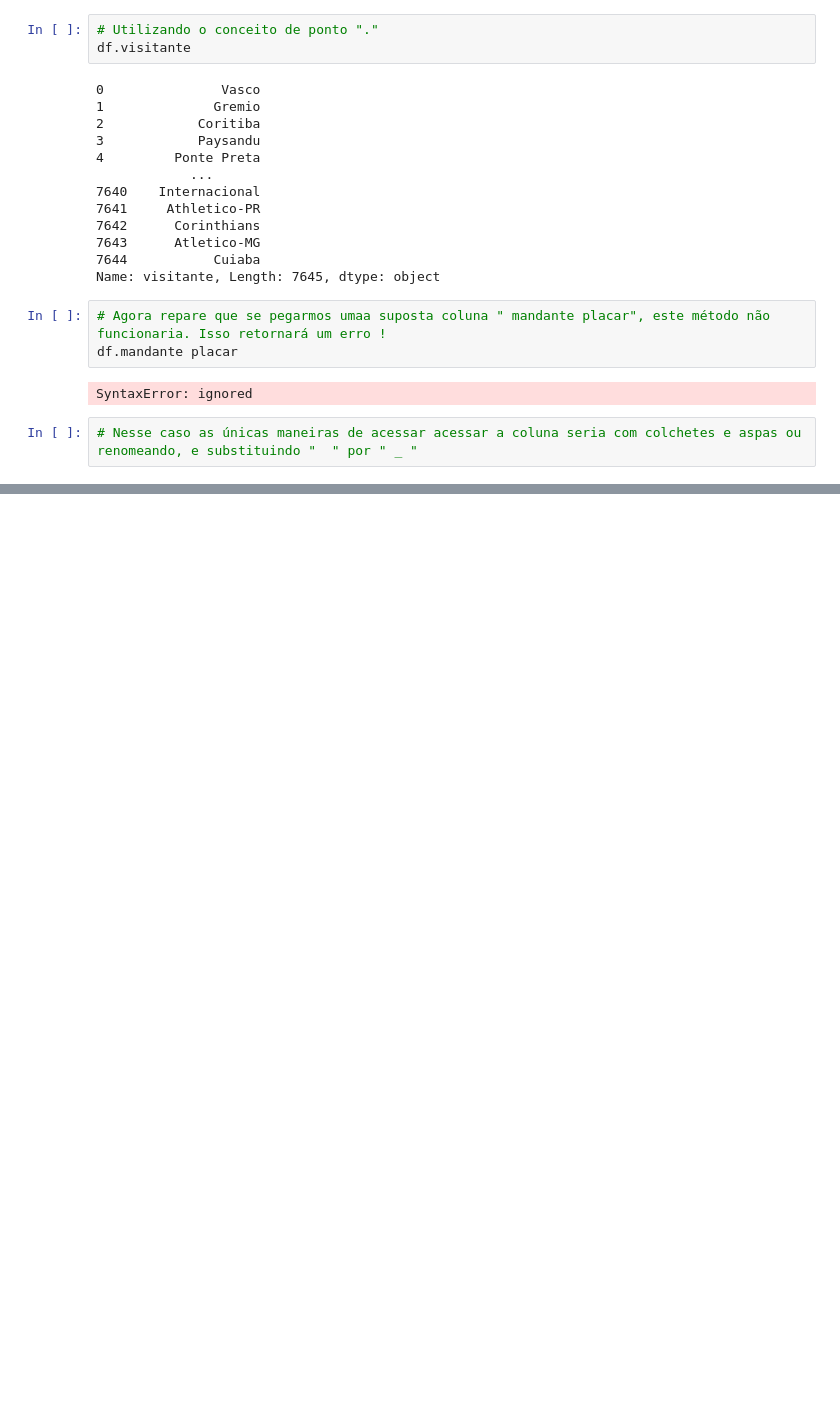
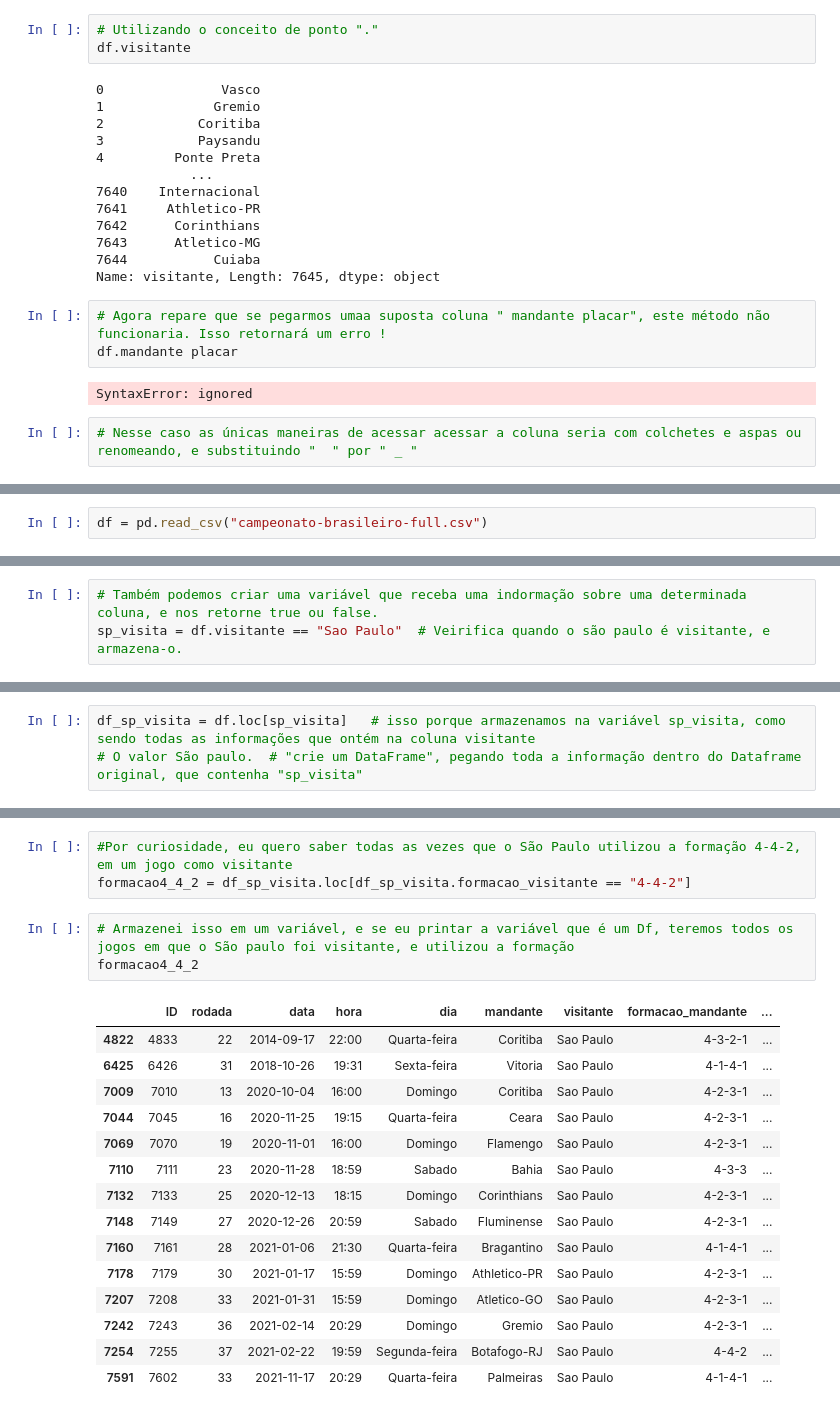
Before and after one commit to LeonardoHyppolito/Estudos, a Jupyter notebook: analise_com_pandas.ipynb, the cells around one changed output, grey strips where cells are left out. Drawn from its saved outputs; the diff is of its cells as text; blank space fills up the shorter version.

```diff
--- a/analise_com_pandas.ipynb
+++ b/analise_com_pandas.ipynb
@@ -401,0 +612,2 @@ df[["mandante", "rodada", "visitante"]]
+# %%
+df = pd.read_csv("campeonato-brasileiro-full.csv")
@@ -401,0 +689,3 @@ df[["mandante", "rodada", "visitante"]]
+# %%
+# Também podemos criar uma variável que receba uma indormação sobre uma determinada coluna, e nos retorne true ou false.
+sp_visita = df.visitante == "Sao Paulo"  # Veirifica quando o são paulo é visitante, e armazena-o.
@@ -401,0 +709,3 @@ df[["mandante", "rodada", "visitante"]]
+# %%
+df_sp_visita = df.loc[sp_visita]   # isso porque armazenamos na variável sp_visita, como sendo todas as informações que ontém na coluna visitante
+# O valor São paulo.  # "crie um DataFrame", pegando toda a informação dentro do Dataframe original, que contenha "sp_visita"
@@ -401,0 +729,22 @@ df[["mandante", "rodada", "visitante"]]
+# %%
+#Por curiosidade, eu quero saber todas as vezes que o São Paulo utilizou a formação 4-4-2, em um jogo como visitante
+formacao4_4_2 = df_sp_visita.loc[df_sp_visita.formacao_visitante == "4-4-2"]
+# %%
+# Armazenei isso em um variável, e se eu printar a variável que é um Df, teremos todos os jogos em que o São paulo foi visitante, e utilizou a formação
+formacao4_4_2
+# %% [output]
+|  | ID | rodada | data | hora | dia | mandante | visitante | formacao_mandante | ... |
+| 4822 | 4833 | 22 | 2014-09-17 | 22:00 | Quarta-feira | Coritiba | Sao Paulo | 4-3-2-1 | ... |
+| 6425 | 6426 | 31 | 2018-10-26 | 19:31 | Sexta-feira | Vitoria | Sao Paulo | 4-1-4-1 | ... |
+| 7009 | 7010 | 13 | 2020-10-04 | 16:00 | Domingo | Coritiba | Sao Paulo | 4-2-3-1 | ... |
+| 7044 | 7045 | 16 | 2020-11-25 | 19:15 | Quarta-feira | Ceara | Sao Paulo | 4-2-3-1 | ... |
+| 7069 | 7070 | 19 | 2020-11-01 | 16:00 | Domingo | Flamengo | Sao Paulo | 4-2-3-1 | ... |
+| 7110 | 7111 | 23 | 2020-11-28 | 18:59 | Sabado | Bahia | Sao Paulo | 4-3-3 | ... |
+| 7132 | 7133 | 25 | 2020-12-13 | 18:15 | Domingo | Corinthians | Sao Paulo | 4-2-3-1 | ... |
+| 7148 | 7149 | 27 | 2020-12-26 | 20:59 | Sabado | Fluminense | Sao Paulo | 4-2-3-1 | ... |
+| 7160 | 7161 | 28 | 2021-01-06 | 21:30 | Quarta-feira | Bragantino | Sao Paulo | 4-1-4-1 | ... |
+| 7178 | 7179 | 30 | 2021-01-17 | 15:59 | Domingo | Athletico-PR | Sao Paulo | 4-2-3-1 | ... |
+| 7207 | 7208 | 33 | 2021-01-31 | 15:59 | Domingo | Atletico-GO | Sao Paulo | 4-2-3-1 | ... |
+| 7242 | 7243 | 36 | 2021-02-14 | 20:29 | Domingo | Gremio | Sao Paulo | 4-2-3-1 | ... |
+| 7254 | 7255 | 37 | 2021-02-22 | 19:59 | Segunda-feira | Botafogo-RJ | Sao Paulo | 4-4-2 | ... |
+| 7591 | 7602 | 33 | 2021-11-17 | 20:29 | Quarta-feira | Palmeiras | Sao Paulo | 4-1-4-1 | ... |
```
Also changed, not shown: parts of 38 cells of this notebook.
